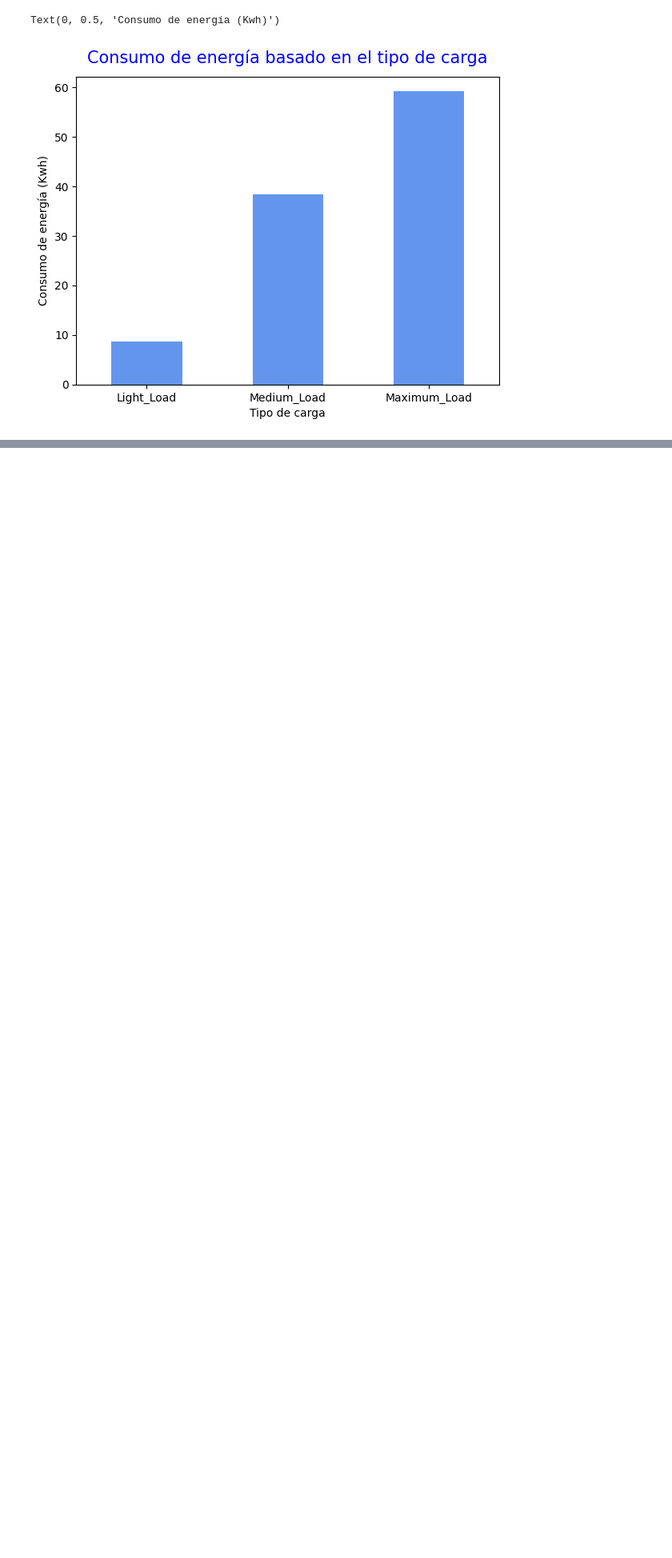
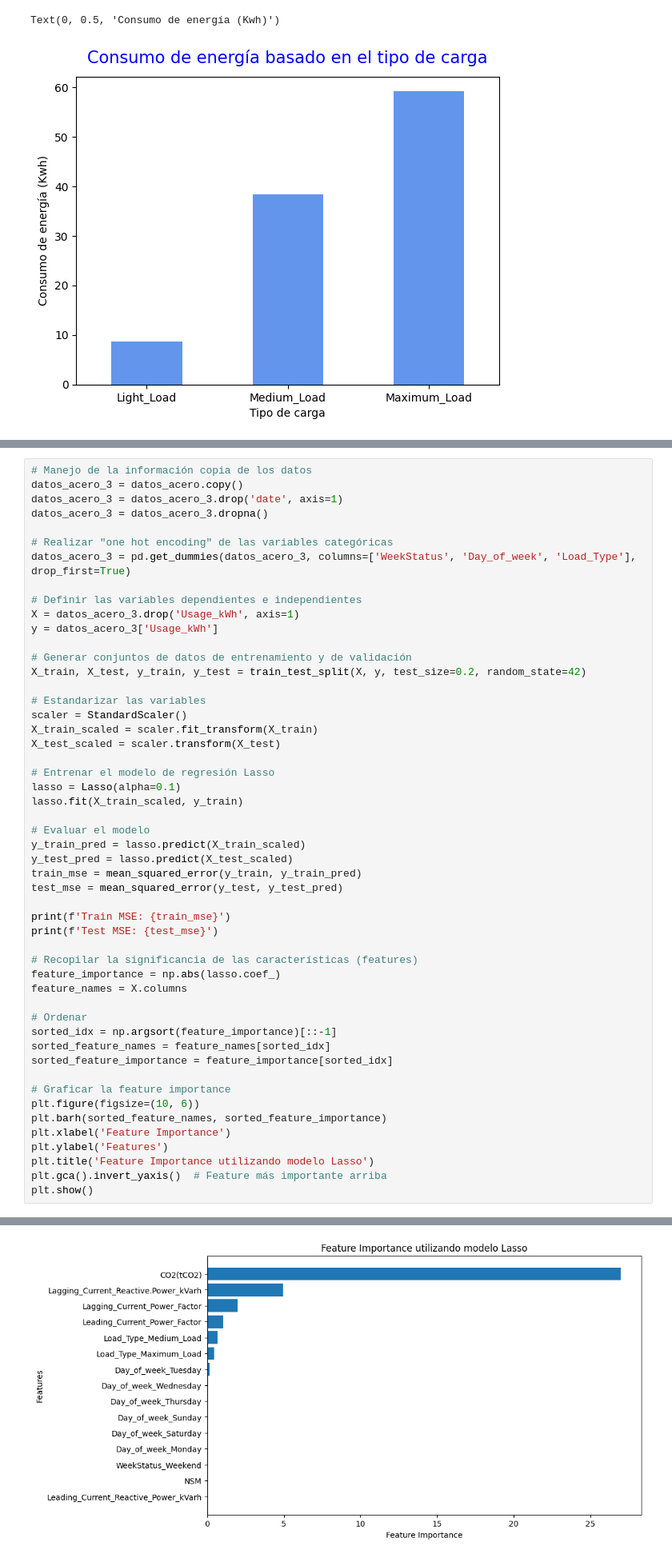
Before and after one commit to luis-huacho/INF648-Proy-Curso-2024-01, a Jupyter notebook: Graficos_Steel_Plant.ipynb, the cells around one changed output, grey strips where cells are left out. Shown: that part at 80% size. Saved outputs shown, nothing was run; the diff lists cells and outputs as text; blank space fills up the shorter version.

Commit message:
Agregado Feature Importance

```diff
--- a/Graficos_Steel_Plant.ipynb
+++ b/Graficos_Steel_Plant.ipynb
@@ -227,0 +236,52 @@ Passing `palette` without assigning `hue` is deprecated and will be removed in v
+# %%
+# Manejo de la información copia de los datos
+datos_acero_3 = datos_acero.copy()
+datos_acero_3 = datos_acero_3.drop('date', axis=1)
+datos_acero_3 = datos_acero_3.dropna()
+
+# Realizar "one hot encoding" de las variables categóricas
+datos_acero_3 = pd.get_dummies(datos_acero_3, columns=['WeekStatus', 'Day_of_week', 'Load_Type'], drop_first=True)
+
+# Definir las variables dependientes e independientes
+X = datos_acero_3.drop('Usage_kWh', axis=1)
+y = datos_acero_3['Usage_kWh']
+
+# Generar conjuntos de datos de entrenamiento y de validación
+X_train, X_test, y_train, y_test = train_test_split(X, y, test_size=0.2, random_state=42)
+
+# Estandarizar las variables
+scaler = StandardScaler()
+X_train_scaled = scaler.fit_transform(X_train)
+X_test_scaled = scaler.transform(X_test)
+
+# Entrenar el modelo de regresión Lasso
+lasso = Lasso(alpha=0.1)
+lasso.fit(X_train_scaled, y_train)
+
+# Evaluar el modelo
+y_train_pred = lasso.predict(X_train_scaled)
+y_test_pred = lasso.predict(X_test_scaled)
+train_mse = mean_squared_error(y_train, y_train_pred)
+test_mse = mean_squared_error(y_test, y_test_pred)
+
+print(f'Train MSE: {train_mse}')
+print(f'Test MSE: {test_mse}')
+
+# Recopilar la significancia de las características (features)
+feature_importance = np.abs(lasso.coef_)
+feature_names = X.columns
+
+# Ordenar
+sorted_idx = np.argsort(feature_importance)[::-1]
+sorted_feature_names = feature_names[sorted_idx]
+sorted_feature_importance = feature_importance[sorted_idx]
+
+# Graficar la feature importance
+plt.figure(figsize=(10, 6))
+plt.barh(sorted_feature_names, sorted_feature_importance)
+plt.xlabel('Feature Importance')
+plt.ylabel('Features')
+plt.title('Feature Importance utilizando modelo Lasso')
+plt.gca().invert_yaxis()  # Feature más importante arriba
+plt.show()
+# %% [output]
@@ -227,0 +290 @@ Passing `palette` without assigning `hue` is deprecated and will be removed in v
+[figure, added]
```
Also changed, not shown: parts of 8 cells of this notebook.
